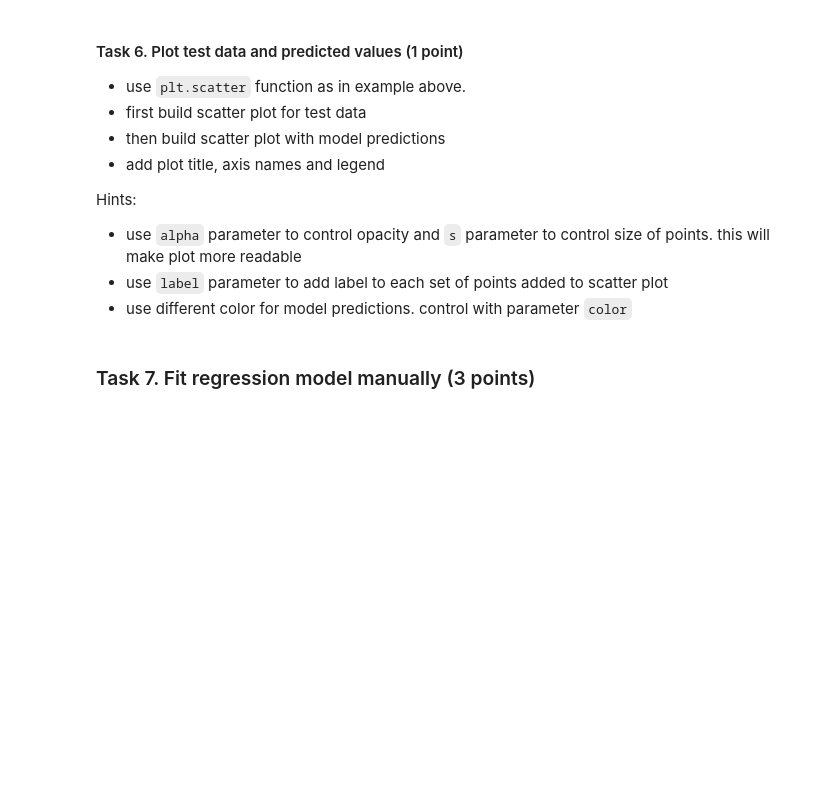
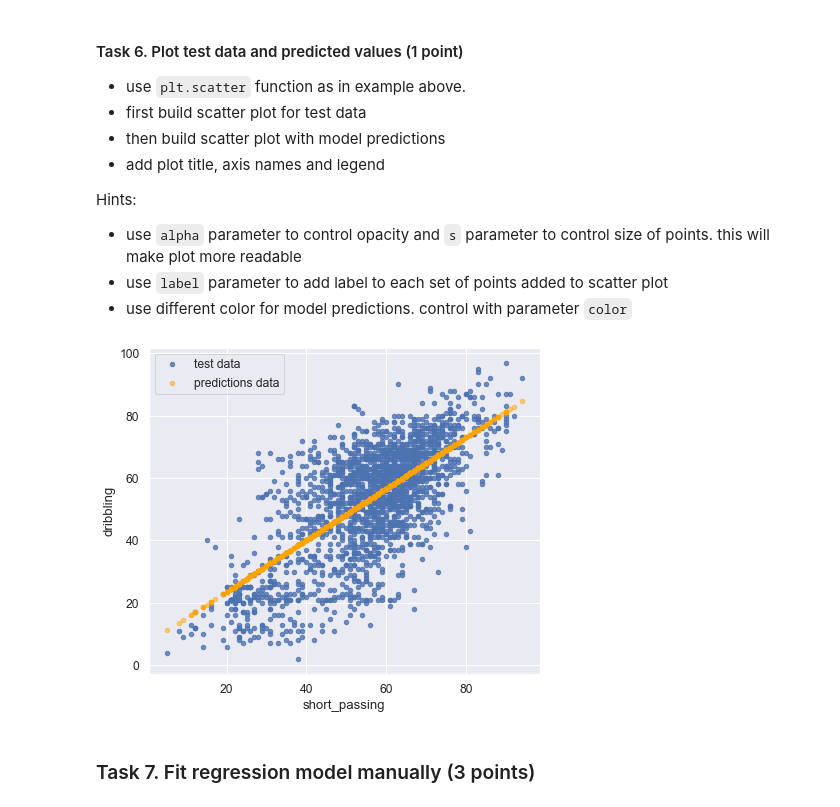
Before and after one commit to Anetta314159/3_linear_regression, a Jupyter notebook: linear_regression.ipynb, the cells around one changed output. Saved outputs shown, nothing was run; the diff lists cells and outputs as text; code cells hidden in the pictures; blank space fills up the shorter version.

```diff
--- a/linear_regression.ipynb
+++ b/linear_regression.ipynb
@@ -622,4 +627,5 @@ Recall Linear Regression formula:
 # do not convert it to Series or numpy array.
 
 # your code here:
-# model_manual_preds = ...
+model_manual_preds = pd.DataFrame(data={'short_passing':model.predict(x_test)});
+model_manual_preds
@@ -644,9 +666,13 @@ Hints:
 * use different color for model predictions. control with parameter `color`
 # %%
 # # your code here
-# plt.scatter(...)
-# plt.scatter(...)
-# plt.legend(...);  # adds legend to a plot
+plt.xlabel("short_passing")
+plt.ylabel("dribbling")
+plt.scatter(x_test, y_test, s = 20, alpha = 0.8, label = 'test data')
+plt.scatter(x_test, model_manual_preds, s = 20, alpha = 0.5, label = 'predictions data', color = 'orange')
+plt.legend(loc='upper left');  # adds legend to a plot
+# %% [output]
+[figure, added]
 # %% [markdown]
 ### Task 7.  Fit regression model manually (3 points)
 # %% [markdown]
```
Also changed, not shown: parts of 91 cells of this notebook.
